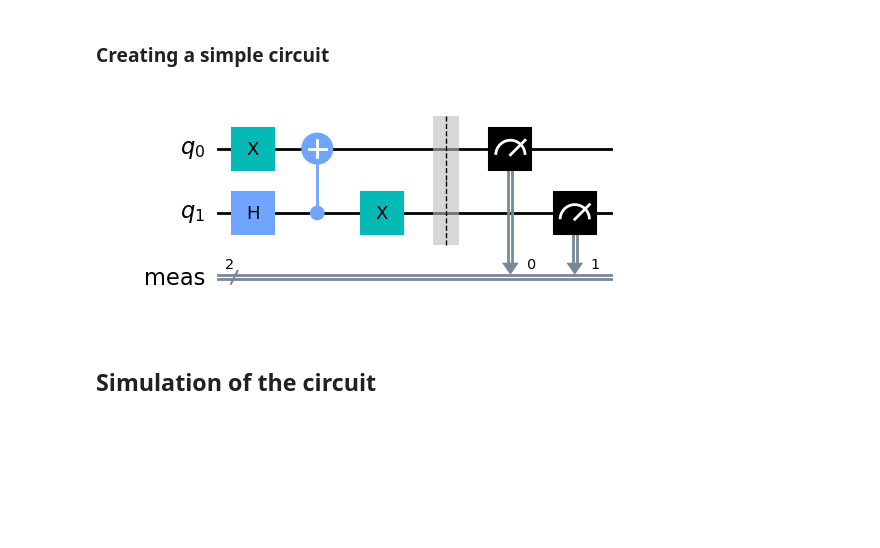
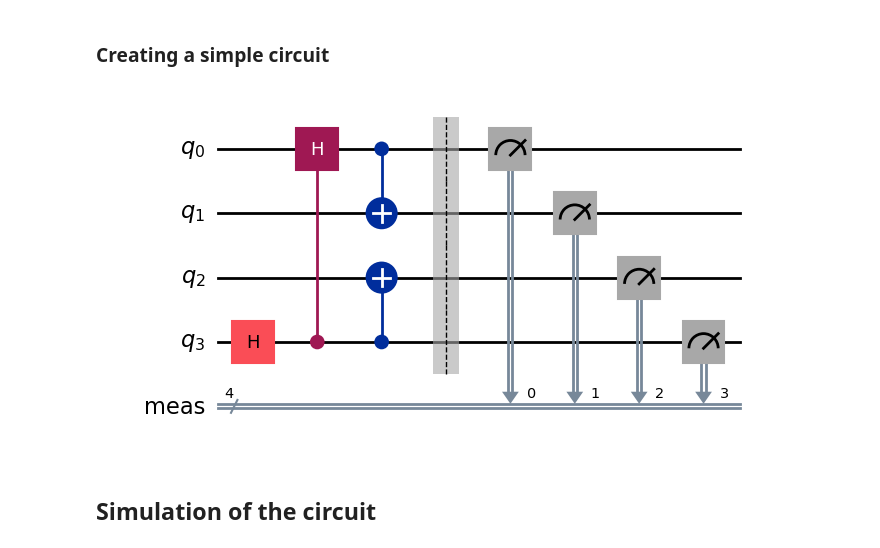
Before and after one commit to krischal111/quantum-computing, a Jupyter notebook: Quantum-world.ipynb, the cells around one changed output. Drawn from its saved outputs; the diff is of its cells as text; code cells hidden in the pictures; blank space fills up the shorter version.

```diff
--- a/Quantum-world.ipynb
+++ b/Quantum-world.ipynb
@@ -16,17 +16,26 @@ from qiskit_ibm_provider import IBMProvider
 from qiskit.tools.monitor import job_monitor
 # %% [markdown]
 ### Creating a simple circuit
-# %%
-# creating the circuit
-circuit = QuantumCircuit(2) # two qubits
-circuit.h(1) # hadamard the 1st bit
-circuit.x(0) # x-gate the 0th bit
-circuit.cx(1,0) # 1st bit controls the state of the 0th bit
-circuit.x(1) # x-gate the 1th bit
-circuit.measure_all() # measure all the qubits
-circuit.draw('mpl') # draw the circuit
-# %% [output]
-[figure, removed]
+# %%
+# creating the circuit
+circuit = QuantumCircuit(4) # some qubits
+
+# plan:
+# default, all qubits are zero
+# hardamard the MSQ (most significant qubit), to put into superposition
+# conditionally hadamard the LSQ based on the MSQ
+# remaining Qubits are C-NOTed by the supersitioned bits
+# measure the state at last
+circuit.h(3)
+circuit.ch(3, 0)
+circuit.cx(0, 1)
+circuit.cx(3, 2)
+circuit.measure_all()
+
+# draw the circuit
+circuit.draw(output='mpl', style='iqp', filename='quantum_circuit.png')
+# %% [output]
+[figure, added]
 # %% [markdown]
 ## Simulation of the circuit
 # %%
```
Also changed, not shown: parts of 10 cells of this notebook, 4 other files.
